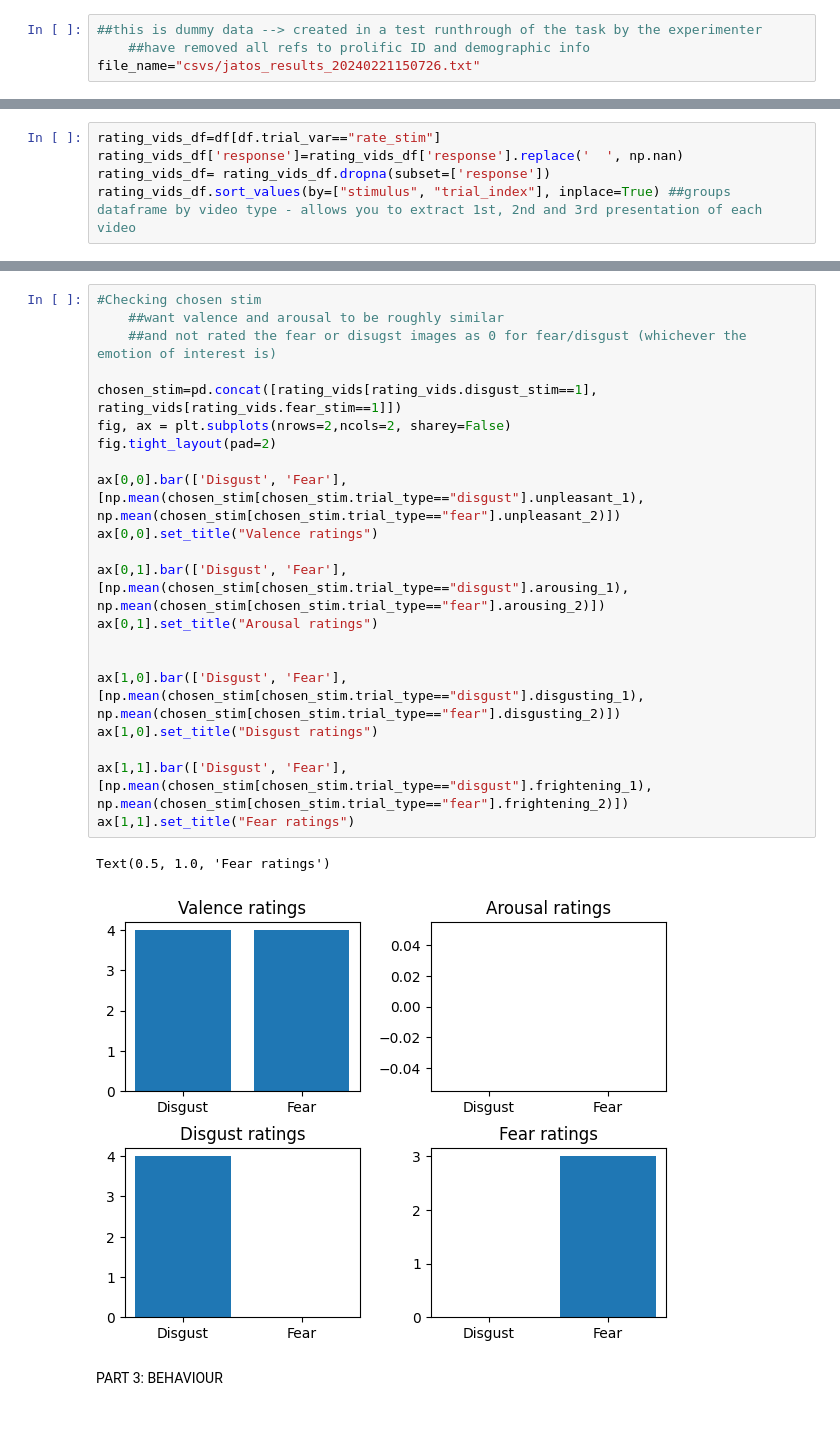
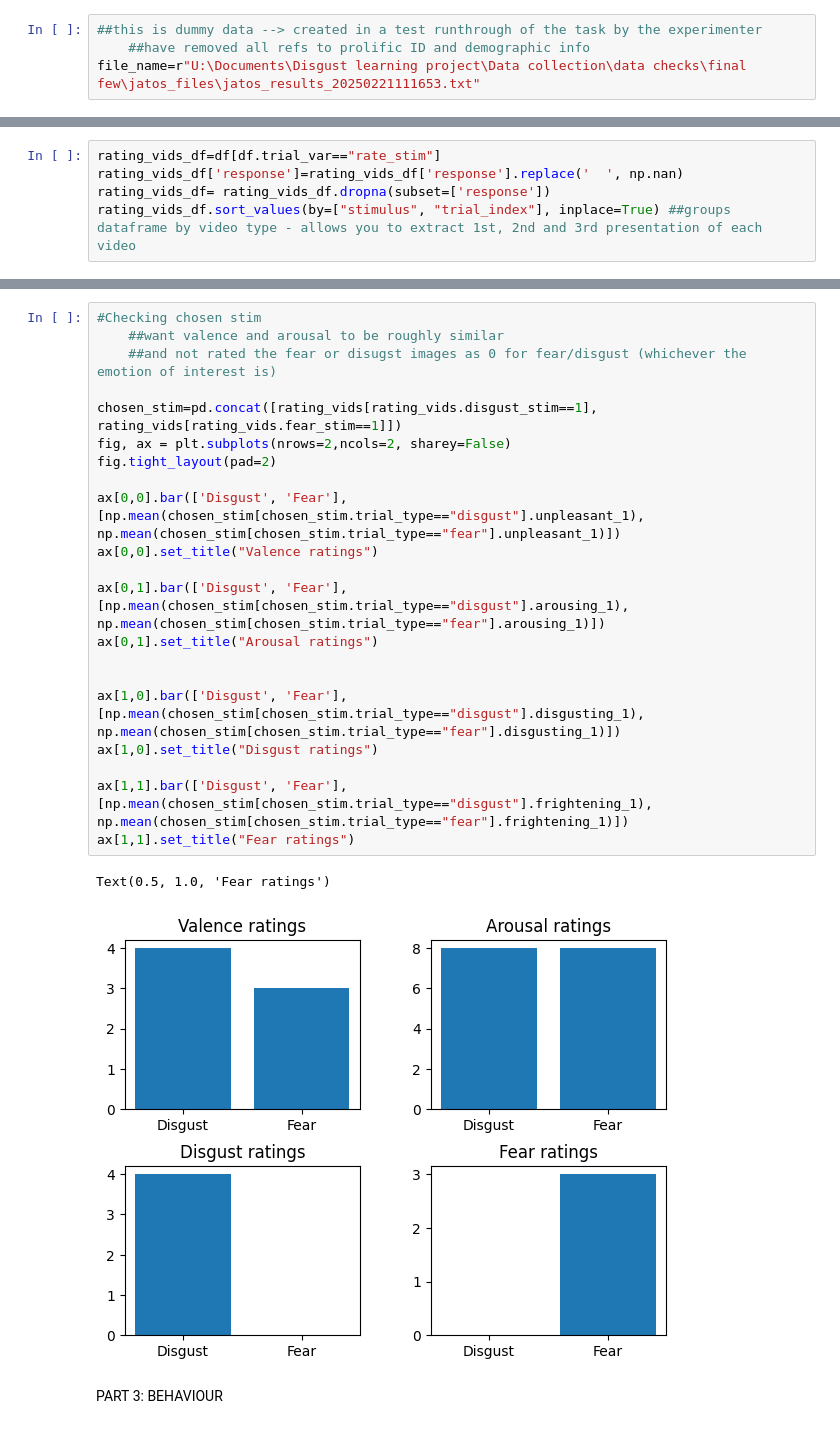
Before and after one commit to emilybagley/disgust_reversal_learning-stage2, a Jupyter notebook: 00_data_checks.ipynb, the cells around one changed output, grey strips where cells are left out. Saved outputs shown, nothing was run; the diff lists cells and outputs as text.

```diff
--- a/00_data_checks.ipynb
+++ b/00_data_checks.ipynb
@@ -22,7 +22,7 @@ PART 1: LOAD IN DATA
 # %%
 ##this is dummy data --> created in a test runthrough of the task by the experimenter
     ##have removed all refs to prolific ID and demographic info
-file_name="csvs/jatos_results_20240221150726.txt"
+file_name=r"U:\Documents\Disgust learning project\Data collection\data checks\final few\jatos_files\jatos_results_20250221111653.txt"
 # %%
 #LOAD IN DATA
 i = 0
@@ -171,27 +157,27 @@ rating_vids
 # %%
 #Checking chosen stim
     ##want valence and arousal to be roughly similar
     ##and not rated the fear or disugst images as 0 for fear/disgust (whichever the emotion of interest is)
 
 chosen_stim=pd.concat([rating_vids[rating_vids.disgust_stim==1], rating_vids[rating_vids.fear_stim==1]])
 fig, ax = plt.subplots(nrows=2,ncols=2, sharey=False)
 fig.tight_layout(pad=2)
 
-ax[0,0].bar(['Disgust', 'Fear'], [np.mean(chosen_stim[chosen_stim.trial_type=="disgust"].unpleasant_1), np.mean(chosen_stim[chosen_stim.trial_type=="fear"].unpleasant_2)])
+ax[0,0].bar(['Disgust', 'Fear'], [np.mean(chosen_stim[chosen_stim.trial_type=="disgust"].unpleasant_1), np.mean(chosen_stim[chosen_stim.trial_type=="fear"].unpleasant_1)])
 ax[0,0].set_title("Valence ratings")
 
-ax[0,1].bar(['Disgust', 'Fear'], [np.mean(chosen_stim[chosen_stim.trial_type=="disgust"].arousing_1), np.mean(chosen_stim[chosen_stim.trial_type=="fear"].arousing_2)])
+ax[0,1].bar(['Disgust', 'Fear'], [np.mean(chosen_stim[chosen_stim.trial_type=="disgust"].arousing_1), np.mean(chosen_stim[chosen_stim.trial_type=="fear"].arousing_1)])
 ax[0,1].set_title("Arousal ratings")
 
 
-ax[1,0].bar(['Disgust', 'Fear'], [np.mean(chosen_stim[chosen_stim.trial_type=="disgust"].disgusting_1), np.mean(chosen_stim[chosen_stim.trial_type=="fear"].disgusting_2)])
+ax[1,0].bar(['Disgust', 'Fear'], [np.mean(chosen_stim[chosen_stim.trial_type=="disgust"].disgusting_1), np.mean(chosen_stim[chosen_stim.trial_type=="fear"].disgusting_1)])
 ax[1,0].set_title("Disgust ratings")
 
-ax[1,1].bar(['Disgust', 'Fear'], [np.mean(chosen_stim[chosen_stim.trial_type=="disgust"].frightening_1), np.mean(chosen_stim[chosen_stim.trial_type=="fear"].frightening_2)])
+ax[1,1].bar(['Disgust', 'Fear'], [np.mean(chosen_stim[chosen_stim.trial_type=="disgust"].frightening_1), np.mean(chosen_stim[chosen_stim.trial_type=="fear"].frightening_1)])
 ax[1,1].set_title("Fear ratings")
 # %% [output]
 Text(0.5, 1.0, 'Fear ratings')
-[figure, old version]
+[figure, new version]
 # %% [markdown]
 PART 3: BEHAVIOUR
 # %%
```
Also changed, not shown: parts of 4 cells of this notebook.
